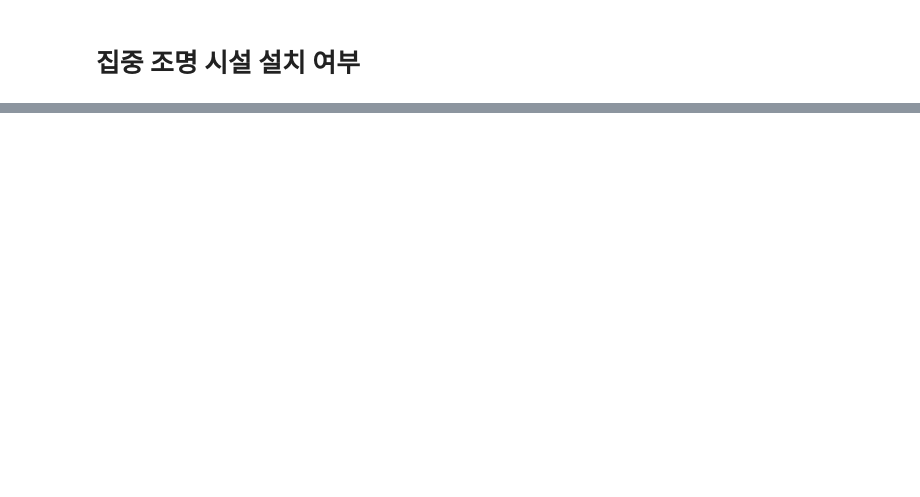
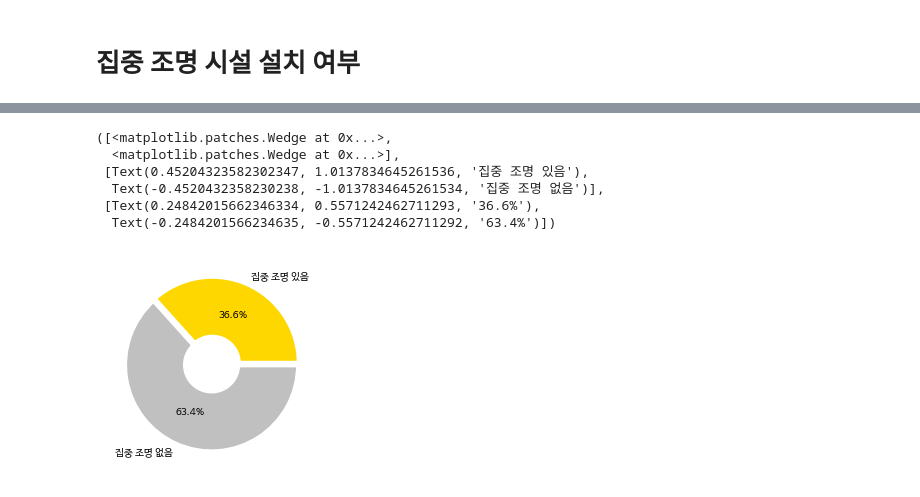
Before and after one commit to modeep/the-modeep, a Jupyter notebook: crosswalk/crosswalk.ipynb, the cells around one changed output, grey strips where cells are left out. Cells and saved outputs as stored; diff of their text form; code cells hidden in the pictures; blank space fills up the shorter version.

```diff
--- a/crosswalk/crosswalk.ipynb
+++ b/crosswalk/crosswalk.ipynb
@@ -59,0 +178,18 @@ light = df['집중조명시설유무']
+# %%
+#Y=1 N=0
+light.replace('Y', 1, inplace=True)
+light.replace('y', 1, inplace=True)
+
+light.replace('N', 0, inplace=True)
+light.replace('n', 0, inplace=True)
+# %%
+plt.pie([light[light==1].count(), light[light==0].count()], labels=["집중 조명 있음", "집중 조명 없음"],
+        explode=[0.01, 0.01], colors=['gold', 'silver'], autopct='%.1f%%', wedgeprops=wedgeprops)
+# %% [output]
+([<matplotlib.patches.Wedge at 0x...>,
+  <matplotlib.patches.Wedge at 0x...>],
+ [Text(0.45204323582302347, 1.0137834645261536, '집중 조명 있음'),
+  Text(-0.4520432358230238, -1.0137834645261534, '집중 조명 없음')],
+ [Text(0.24842015662346334, 0.5571242462711293, '36.6%'),
+  Text(-0.2484201566234635, -0.5571242462711292, '63.4%')])
+[figure, added]
```
Also changed, not shown: parts of 15 cells of this notebook.
